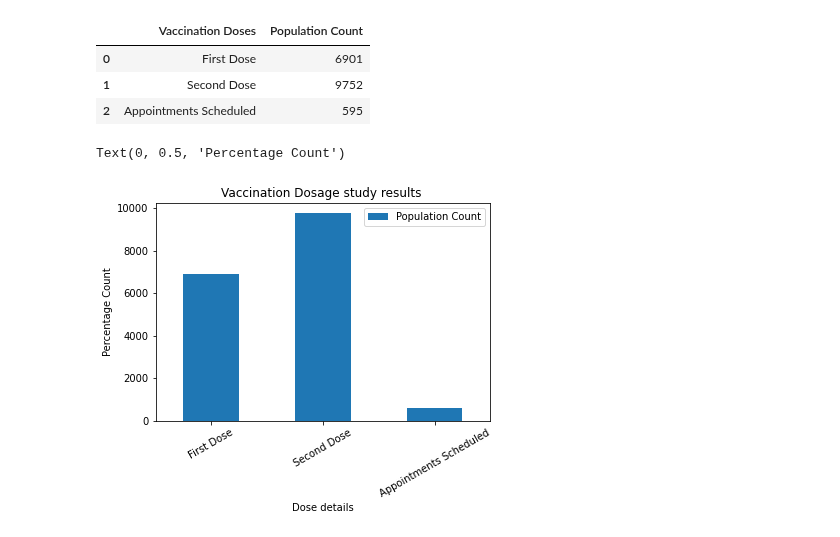
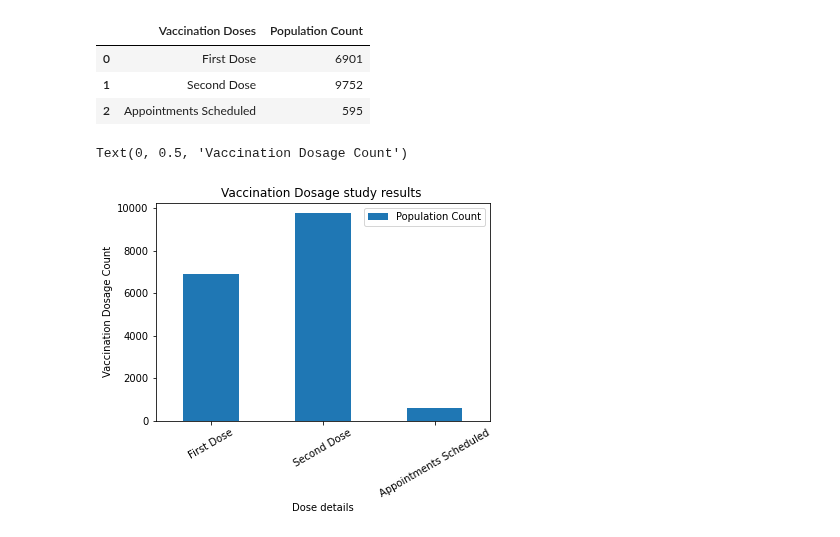
Before and after one commit to Nagmashaik123/Section203-Group06, a Jupyter notebook: Vacc_Dose_TM_Bi-gram.ipynb, the cells around one changed output. Drawn from its saved outputs; the diff is of its cells as text; code cells hidden in the pictures.

```diff
--- a/Vacc_Dose_TM_Bi-gram.ipynb
+++ b/Vacc_Dose_TM_Bi-gram.ipynb
@@ -170,21 +181,20 @@ df
 | 1 | Second Dose | 9752 |
 | 2 | Appointments Scheduled | 595 |
 # %%
-
-
+from matplotlib import pyplot as plt
+# Create a sample dataframe with an text index
 plotdata = pd.DataFrame(
     {"Population Count": [6901, 9752, 595]},
-    index=["First Dose","Second Dose","Appointments Scheduled" ])
+    index=["First Dose","Second Dose","Appointments Scheduled"])
 # Plot a bar chart
 plotdata.plot(kind="bar")
 
-
-plotdata['Population Count'].plot(kind="bar", title="test")
+plotdata['Population Count'].plot(kind="bar", title="")
 # Rotate the x-labels by 30 degrees, and keep the text aligned horizontally
 plt.xticks(rotation=30, horizontalalignment="center")
 plt.title("Vaccination Dosage study results ")
 plt.xlabel("Dose details")
-plt.ylabel("Percentage Count")
+plt.ylabel("Vaccination Dosage Count")
 # %% [output]
-Text(0, 0.5, 'Percentage Count')
+Text(0, 0.5, 'Vaccination Dosage Count')
-[figure, old version]
+[figure, new version]
```
Also changed, not shown: parts of 5 cells of this notebook.
